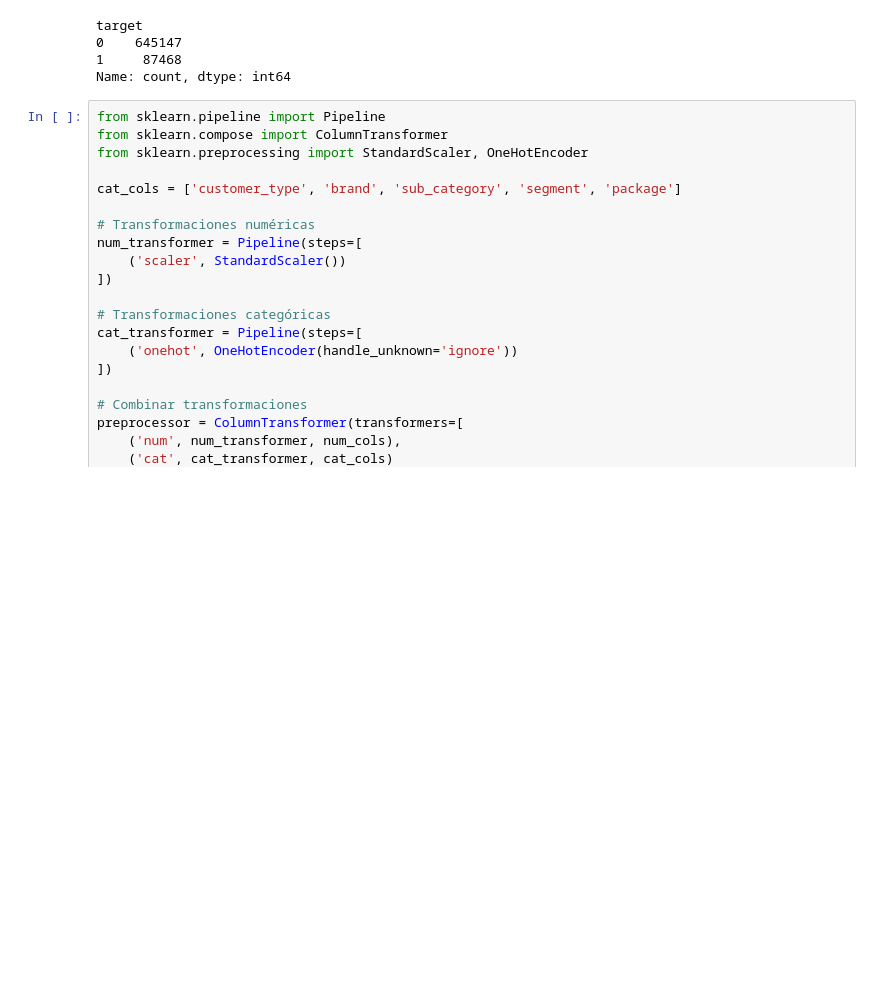
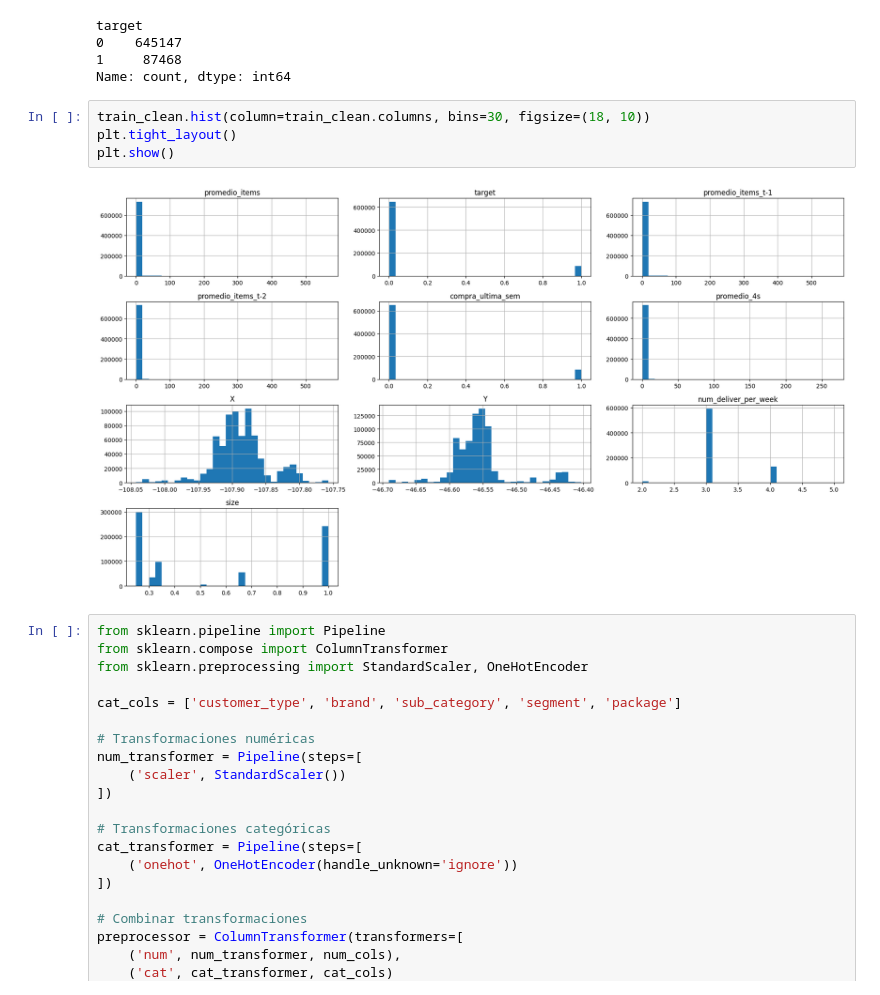
Before and after one commit to cristianjaram/MDS7202-labs, a Jupyter notebook: proyecto_lab/enunciado_entrega1.ipynb, the cells around one changed output. Cells and saved outputs as stored; diff of their text form; blank space fills up the shorter version.

```diff
--- a/proyecto_lab/enunciado_entrega1.ipynb
+++ b/proyecto_lab/enunciado_entrega1.ipynb
@@ -1016,6 +1028,12 @@ target
 0    645147
 1     87468
 Name: count, dtype: int64
+# %%
+train_clean.hist(column=train_clean.columns, bins=30, figsize=(18, 10))
+plt.tight_layout()
+plt.show()
+# %% [output]
+[figure, added]
 # %%
 from sklearn.pipeline import Pipeline
 from sklearn.compose import ColumnTransformer
```
Also changed, not shown: parts of 6 cells of this notebook.
